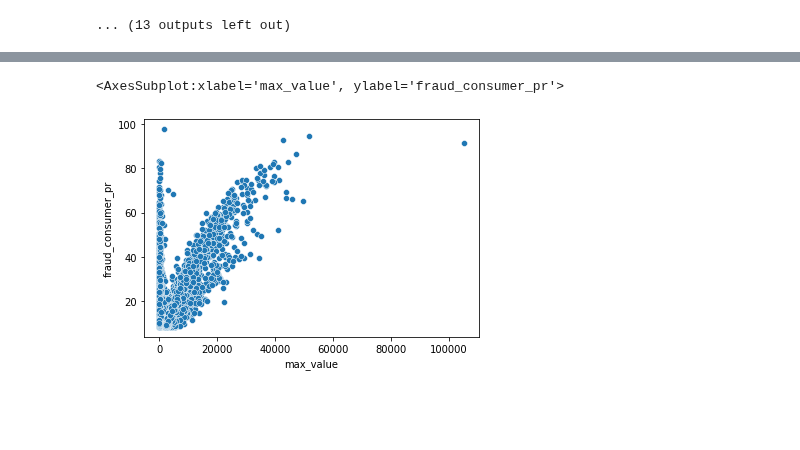
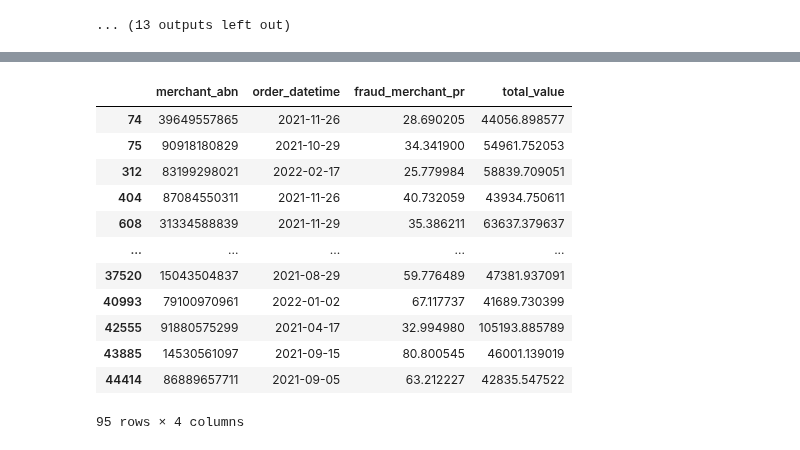
Before and after one commit to MAST30034-Applied-Data-Science/generic-buy-now-pay-later-project-group-11, a Jupyter notebook: notebooks/fraud_analysis.ipynb, the cells around one changed output, grey strips where cells are left out. Drawn from its saved outputs; the diff is of its cells as text; code cells hidden in the pictures; blank space fills up the shorter version.

```diff
--- a/notebooks/fraud_analysis.ipynb
+++ b/notebooks/fraud_analysis.ipynb
@@ -300,5 +276,16 @@ single_trx_consumer_fraud = dollar_pd_consumer[dollar_pd_consumer["difference"]
-# %%
-sns.scatterplot(single_trx_consumer_fraud["max_value"], single_trx_consumer_fraud["fraud_consumer_pr"])
-# %% [output]
-<AxesSubplot:xlabel='max_value', ylabel='fraud_consumer_pr'>
-[figure, removed]
+# %%
+dollar_pd_merchant[dollar_pd_merchant["fraud_merchant_pr"].notnull()]
+# %% [output]
+|  | merchant_abn | order_datetime | fraud_merchant_pr | total_value |
+| 74 | 39649557865 | 2021-11-26 | 28.690205 | 44056.898577 |
+| 75 | 90918180829 | 2021-10-29 | 34.341900 | 54961.752053 |
+| 312 | 83199298021 | 2022-02-17 | 25.779984 | 58839.709051 |
+| 404 | 87084550311 | 2021-11-26 | 40.732059 | 43934.750611 |
+| 608 | 31334588839 | 2021-11-29 | 35.386211 | 63637.379637 |
+| ... | ... | ... | ... | ... |
+| 37520 | 15043504837 | 2021-08-29 | 59.776489 | 47381.937091 |
+| 40993 | 79100970961 | 2022-01-02 | 67.117737 | 41689.730399 |
+| 42555 | 91880575299 | 2021-04-17 | 32.994980 | 105193.885789 |
+| 43885 | 14530561097 | 2021-09-15 | 80.800545 | 46001.139019 |
+| 44414 | 86889657711 | 2021-09-05 | 63.212227 | 42835.547522 |
+95 rows × 4 columns
```
Also changed, not shown: parts of 35 cells of this notebook.
